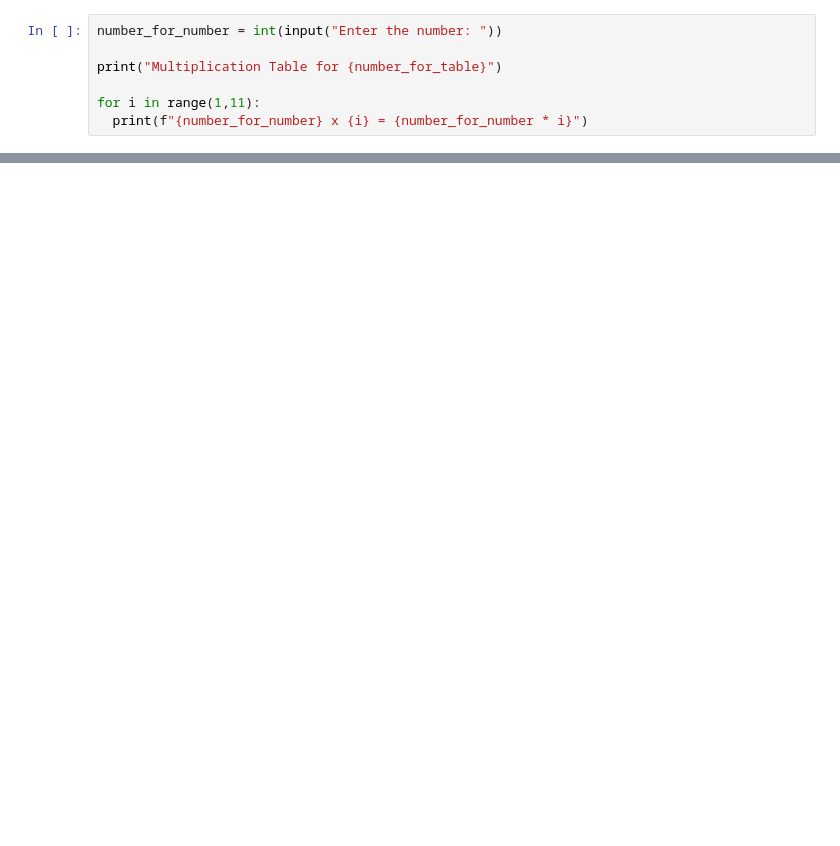
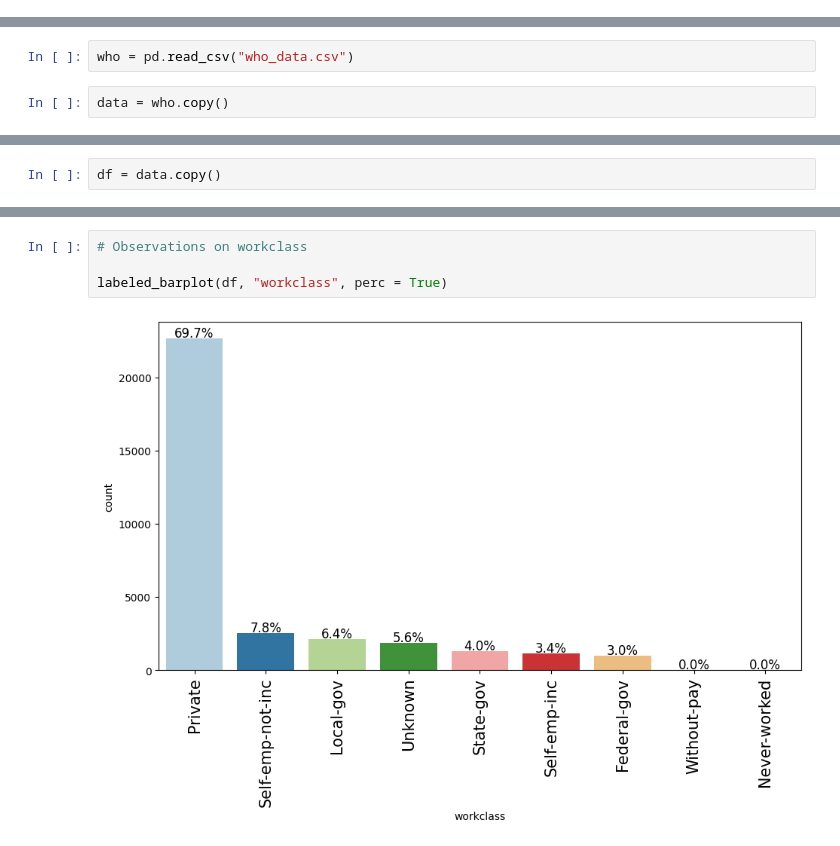
Before and after one commit to dakshayani2906/Data-Science-Portfolio, a Jupyter notebook: Untitled7.ipynb, the cells around one changed output, grey strips where cells are left out. Cells and saved outputs as stored; diff of their text form; blank space fills up the shorter version.

```diff
--- a/Untitled7.ipynb
+++ b/Untitled7.ipynb
@@ -1107,7 +2,0 @@ for i in range(1,11):
-# %%
-number_for_number = int(input("Enter the number: "))
-
-print("Multiplication Table for {number_for_table}")
-
-for i in range(1,11):
-  print(f"{number_for_number} x {i} = {number_for_number * i}")
@@ -1132,0 +52,4 @@ while mutliplier <= 10:
+# %%
+who = pd.read_csv("who_data.csv")
+# %%
+data = who.copy()
@@ -1132,0 +275,2 @@ while mutliplier <= 10:
+# %%
+df = data.copy()
@@ -1132,0 +285,6 @@ while mutliplier <= 10:
+# %%
+# Observations on workclass
+
+labeled_barplot(df, "workclass", perc = True)
+# %% [output]
+[figure, added]
```
Also changed, not shown: parts of 142 cells of this notebook.
